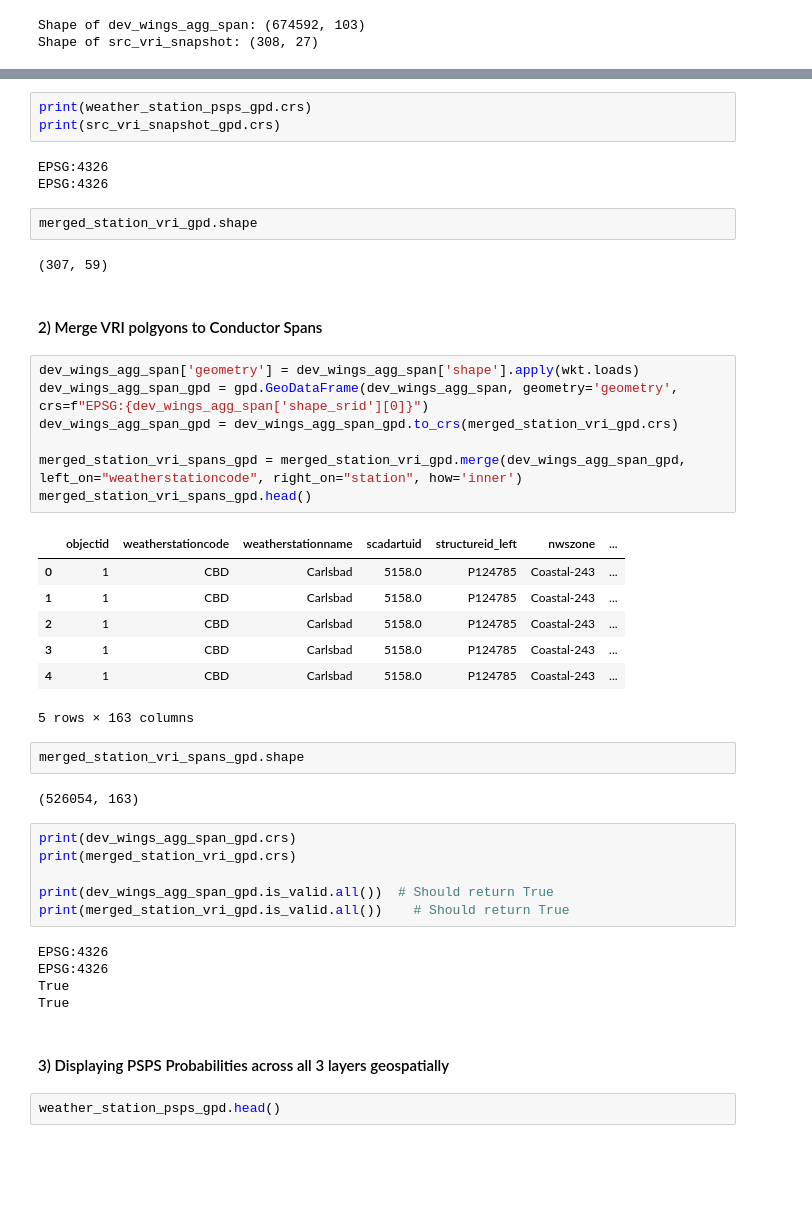
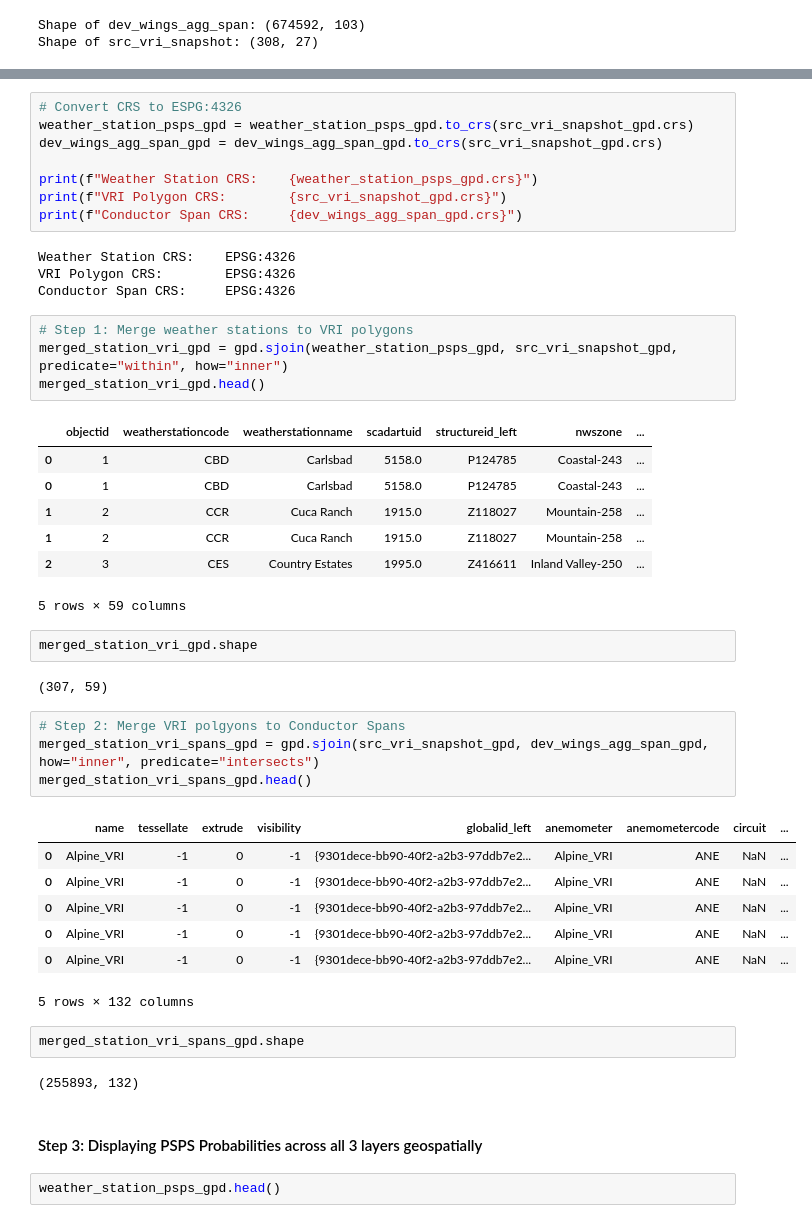
Before and after one commit to gkao25/dsc180a-wildfire, a Jupyter notebook: DSC_180A_Project1_Steven_Sahar.ipynb, the cells around one changed output, grey strips where cells are left out. Saved outputs shown, nothing was run; the diff lists cells and outputs as text; blank space fills up the shorter version.

```diff
--- a/DSC_180A_Project1_Steven_Sahar.ipynb
+++ b/DSC_180A_Project1_Steven_Sahar.ipynb
@@ -576,47 +638,49 @@ merged_station_vri_gpd.head()
+# %%
+# Convert CRS to ESPG:4326
+weather_station_psps_gpd = weather_station_psps_gpd.to_crs(src_vri_snapshot_gpd.crs)
+dev_wings_agg_span_gpd = dev_wings_agg_span_gpd.to_crs(src_vri_snapshot_gpd.crs)
+
+print(f"Weather Station CRS:    {weather_station_psps_gpd.crs}")
+print(f"VRI Polygon CRS:        {src_vri_snapshot_gpd.crs}")
+print(f"Conductor Span CRS:     {dev_wings_agg_span_gpd.crs}")
+# %% [output]
+Weather Station CRS:    EPSG:4326
+VRI Polygon CRS:        EPSG:4326
+Conductor Span CRS:     EPSG:4326
+# %%
+# Step 1: Merge weather stations to VRI polygons
+merged_station_vri_gpd = gpd.sjoin(weather_station_psps_gpd, src_vri_snapshot_gpd, predicate="within", how="inner")
+merged_station_vri_gpd.head()
+# %% [output]
+|  | objectid | weatherstationcode | weatherstationname | scadartuid | structureid_left | nwszone | ... |
+| 0 | 1 | CBD | Carlsbad | 5158.0 | P124785 | Coastal-243 | ... |
+| 0 | 1 | CBD | Carlsbad | 5158.0 | P124785 | Coastal-243 | ... |
+| 1 | 2 | CCR | Cuca Ranch | 1915.0 | Z118027 | Mountain-258 | ... |
+| 1 | 2 | CCR | Cuca Ranch | 1915.0 | Z118027 | Mountain-258 | ... |
+| 2 | 3 | CES | Country Estates | 1995.0 | Z416611 | Inland Valley-250 | ... |
+5 rows × 59 columns
 # %%
-print(weather_station_psps_gpd.crs)
-print(src_vri_snapshot_gpd.crs)
+merged_station_vri_gpd.shape
 # %% [output]
-EPSG:4326
-EPSG:4326
+(307, 59)
-# %%
-merged_station_vri_gpd.shape
-# %% [output]
-(307, 59)
-# %% [markdown]
-#### 2) Merge VRI polgyons to Conductor Spans
 # %%
-dev_wings_agg_span['geometry'] = dev_wings_agg_span['shape'].apply(wkt.loads)
-dev_wings_agg_span_gpd = gpd.GeoDataFrame(dev_wings_agg_span, geometry='geometry', crs=f"EPSG:{dev_wings_agg_span['shape_srid'][0]}")
-dev_wings_agg_span_gpd = dev_wings_agg_span_gpd.to_crs(merged_station_vri_gpd.crs)
-
-merged_station_vri_spans_gpd = merged_station_vri_gpd.merge(dev_wings_agg_span_gpd, left_on="weatherstationcode", right_on="station", how='inner')
+# Step 2: Merge VRI polgyons to Conductor Spans
+merged_station_vri_spans_gpd = gpd.sjoin(src_vri_snapshot_gpd, dev_wings_agg_span_gpd, how="inner", predicate="intersects")
 merged_station_vri_spans_gpd.head()
 # %% [output]
-|  | objectid | weatherstationcode | weatherstationname | scadartuid | structureid_left | nwszone | ... |
-| 0 | 1 | CBD | Carlsbad | 5158.0 | P124785 | Coastal-243 | ... |
-| 1 | 1 | CBD | Carlsbad | 5158.0 | P124785 | Coastal-243 | ... |
-| 2 | 1 | CBD | Carlsbad | 5158.0 | P124785 | Coastal-243 | ... |
-| 3 | 1 | CBD | Carlsbad | 5158.0 | P124785 | Coastal-243 | ... |
-| 4 | 1 | CBD | Carlsbad | 5158.0 | P124785 | Coastal-243 | ... |
+|  | name | tessellate | extrude | visibility | globalid_left | anemometer | anemometercode | circuit | ... |
+| 0 | Alpine_VRI | -1 | 0 | -1 | {9301dece-bb90-40f2-a2b3-97ddb7e2... | Alpine_VRI | ANE | NaN | ... |
+| 0 | Alpine_VRI | -1 | 0 | -1 | {9301dece-bb90-40f2-a2b3-97ddb7e2... | Alpine_VRI | ANE | NaN | ... |
+| 0 | Alpine_VRI | -1 | 0 | -1 | {9301dece-bb90-40f2-a2b3-97ddb7e2... | Alpine_VRI | ANE | NaN | ... |
+| 0 | Alpine_VRI | -1 | 0 | -1 | {9301dece-bb90-40f2-a2b3-97ddb7e2... | Alpine_VRI | ANE | NaN | ... |
+| 0 | Alpine_VRI | -1 | 0 | -1 | {9301dece-bb90-40f2-a2b3-97ddb7e2... | Alpine_VRI | ANE | NaN | ... |
-5 rows × 163 columns
+5 rows × 132 columns
 # %%
 merged_station_vri_spans_gpd.shape
 # %% [output]
-(526054, 163)
+(255893, 132)
-# %%
-print(dev_wings_agg_span_gpd.crs)
-print(merged_station_vri_gpd.crs)
-
-print(dev_wings_agg_span_gpd.is_valid.all())  # Should return True
-print(merged_station_vri_gpd.is_valid.all())    # Should return True
-# %% [output]
-EPSG:4326
-EPSG:4326
-True
-True
-# %% [markdown]
-#### 3) Displaying PSPS Probabilities across all 3 layers geospatially
+# %% [markdown]
+#### Step 3: Displaying PSPS Probabilities across all 3 layers geospatially
 # %%
 weather_station_psps_gpd.head()
 # %% [output]
```
Also changed, not shown: parts of 42 cells of this notebook.
